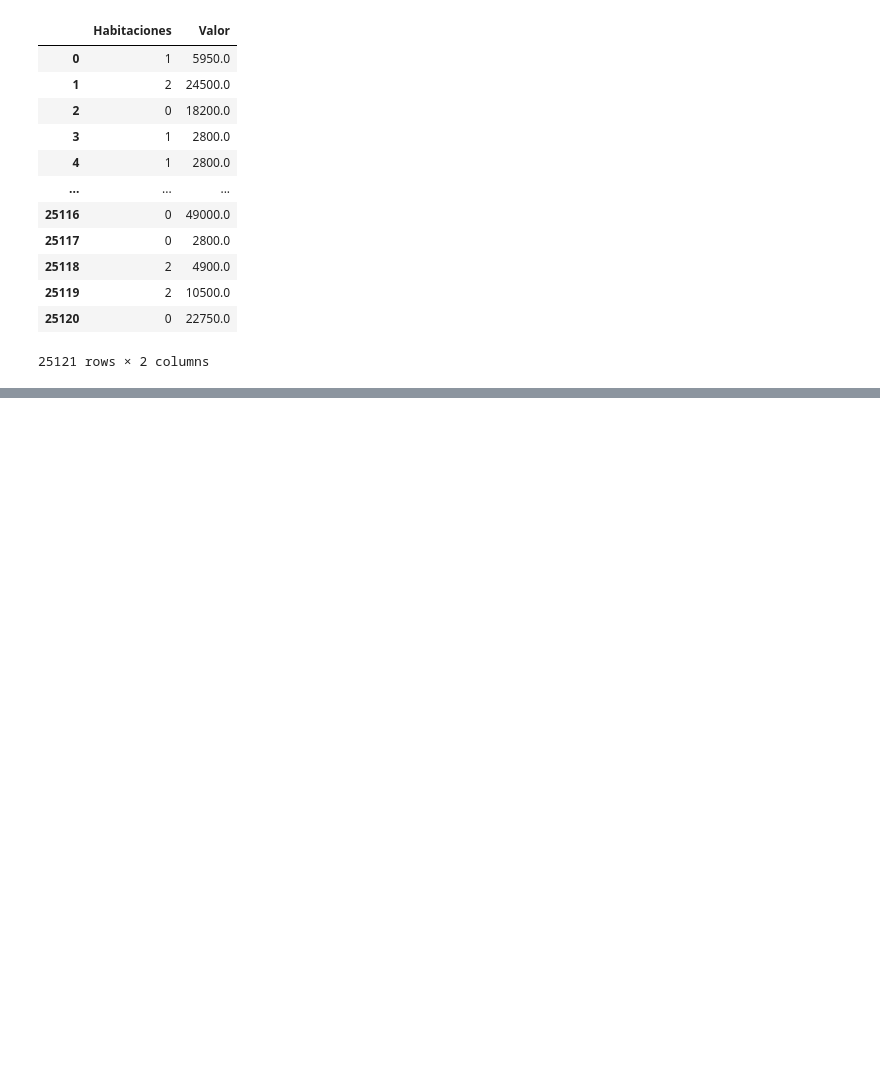
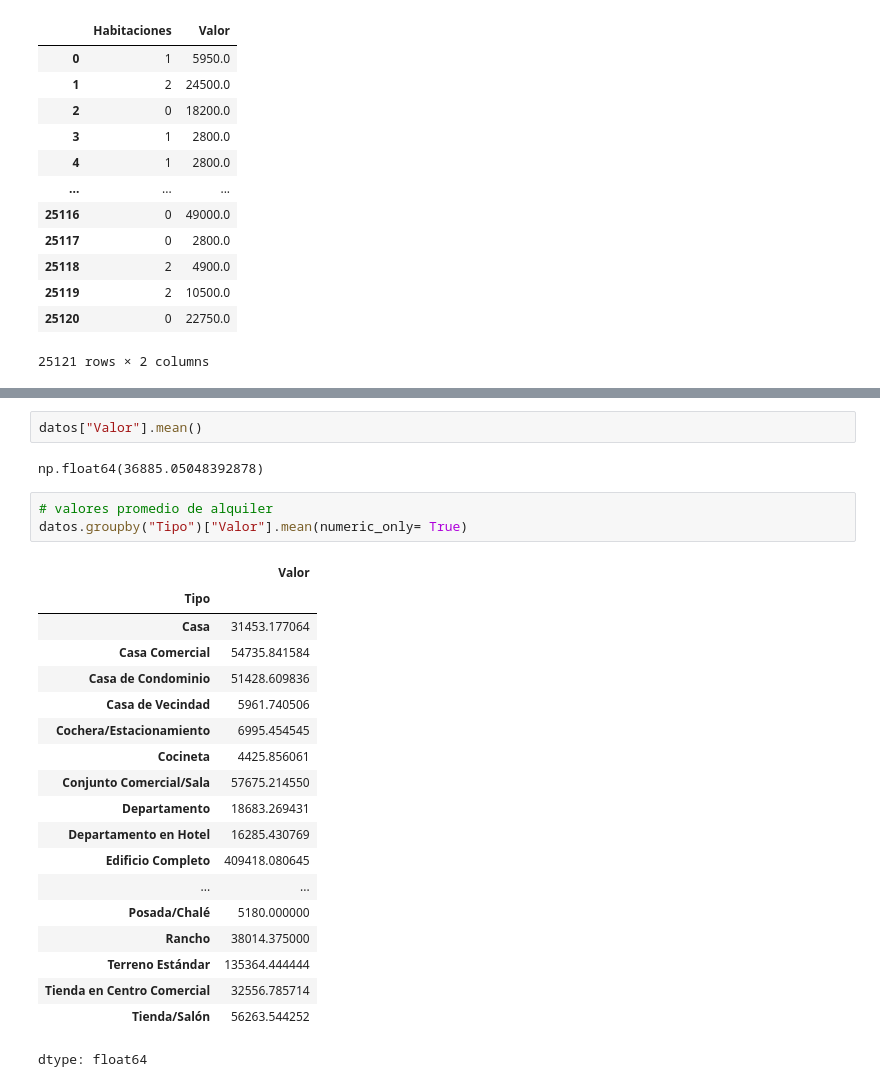
Before and after one commit to Scf300/Curso-Pandas-Data-Science, a Jupyter notebook: inmuebles_cdmx.ipynb, the cells around one changed output, grey strips where cells are left out. Drawn from its saved outputs; the diff is of its cells as text; blank space fills up the shorter version.

```diff
--- a/inmuebles_cdmx.ipynb
+++ b/inmuebles_cdmx.ipynb
@@ -180,0 +194,27 @@ datos[["Habitaciones", "Valor"]]
+# %%
+datos["Valor"].mean()
+# %% [output]
+np.float64(36885.05048392878)
+# %%
+# valores promedio de alquiler
+datos.groupby("Tipo")["Valor"].mean(numeric_only= True)
+# %% [output]
+|  | Valor |
+| Tipo |  |
+| Casa | 31453.177064 |
+| Casa Comercial | 54735.841584 |
+| Casa de Condominio | 51428.609836 |
+| Casa de Vecindad | 5961.740506 |
+| Cochera/Estacionamiento | 6995.454545 |
+| Cocineta | 4425.856061 |
+| Conjunto Comercial/Sala | 57675.214550 |
+| Departamento | 18683.269431 |
+| Departamento en Hotel | 16285.430769 |
+| Edificio Completo | 409418.080645 |
+| ... | ... |
+| Posada/Chalé | 5180.000000 |
+| Rancho | 38014.375000 |
+| Terreno Estándar | 135364.444444 |
+| Tienda en Centro Comercial | 32556.785714 |
+| Tienda/Salón | 56263.544252 |
+dtype: float64
```
Also changed, not shown: parts of 7 cells of this notebook.
